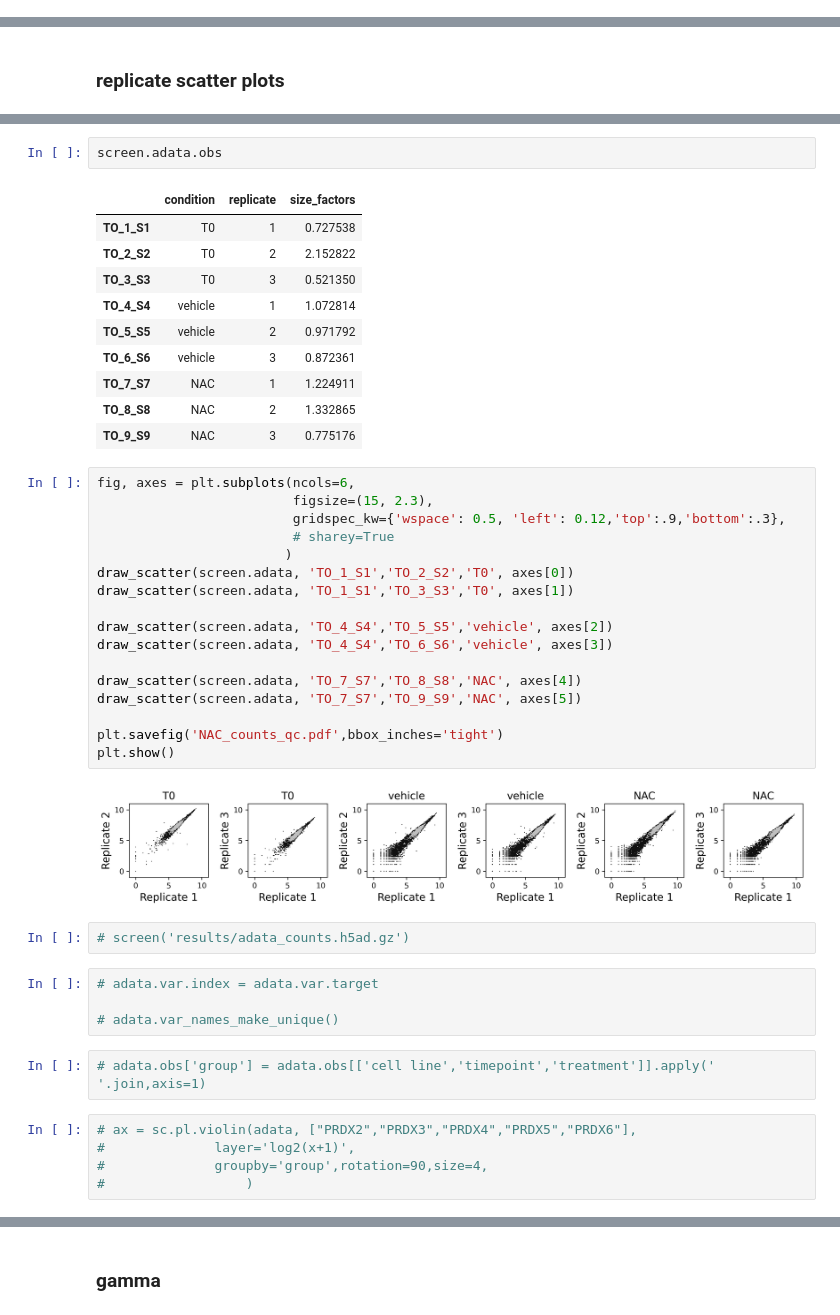
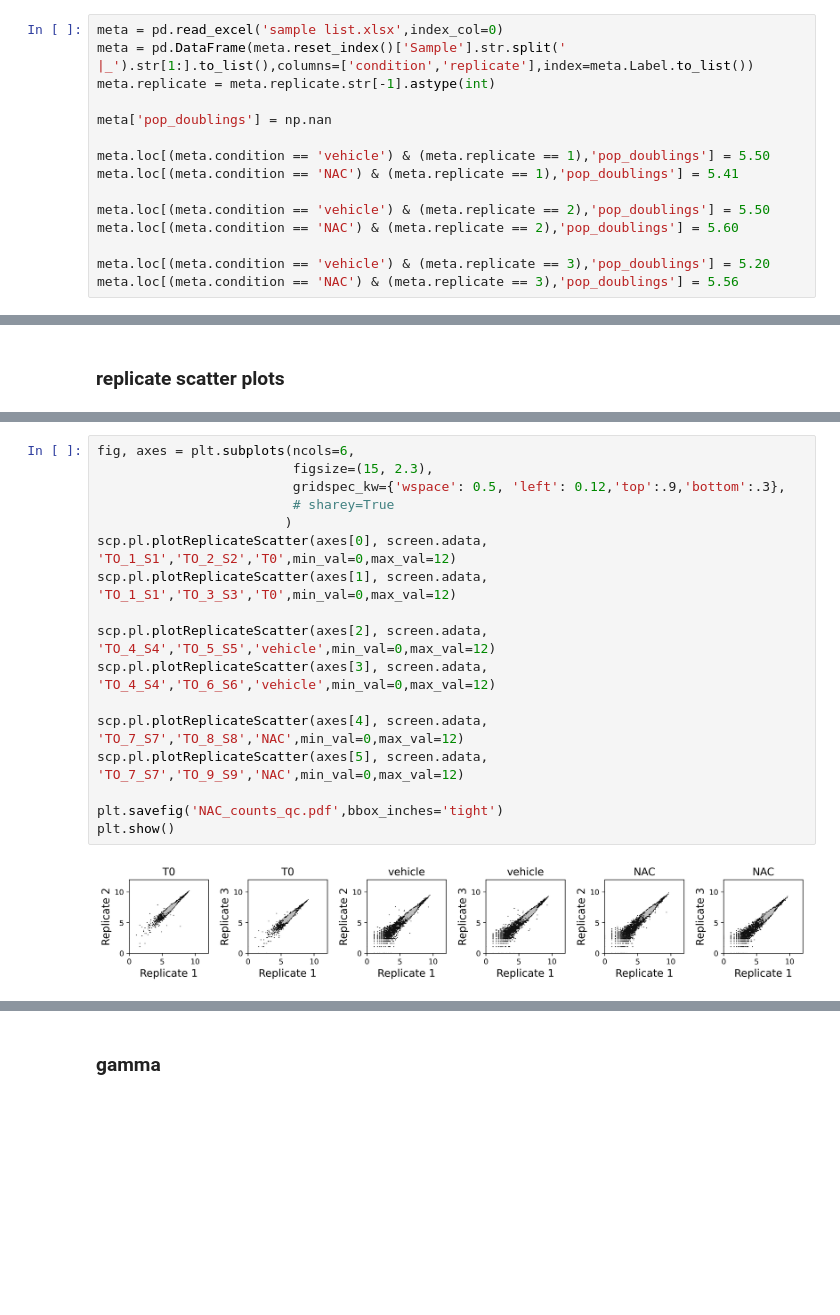
Before and after one commit to abearab/DDRi-screens, a Jupyter notebook: CRISPRi-NAC/screen_analysis.ipynb, the cells around one changed output, grey strips where cells are left out. Drawn from its saved outputs; the diff is of its cells as text; blank space fills up the shorter version.

Commit message:
update results

```diff
--- a/CRISPRi-NAC/screen_analysis.ipynb
+++ b/CRISPRi-NAC/screen_analysis.ipynb
@@ -24,0 +63,15 @@ meta.replicate = meta.replicate.str[-1].astype(int)
+# %%
+meta = pd.read_excel('sample list.xlsx',index_col=0)
+meta = pd.DataFrame(meta.reset_index()['Sample'].str.split(' |_').str[1:].to_list(),columns=['condition','replicate'],index=meta.Label.to_list())
+meta.replicate = meta.replicate.str[-1].astype(int)
+
+meta['pop_doublings'] = np.nan
+
+meta.loc[(meta.condition == 'vehicle') & (meta.replicate == 1),'pop_doublings'] = 5.50
+meta.loc[(meta.condition == 'NAC') & (meta.replicate == 1),'pop_doublings'] = 5.41
+
+meta.loc[(meta.condition == 'vehicle') & (meta.replicate == 2),'pop_doublings'] = 5.50
+meta.loc[(meta.condition == 'NAC') & (meta.replicate == 2),'pop_doublings'] = 5.60
+
+meta.loc[(meta.condition == 'vehicle') & (meta.replicate == 3),'pop_doublings'] = 5.20
+meta.loc[(meta.condition == 'NAC') & (meta.replicate == 3),'pop_doublings'] = 5.56
@@ -227,45 +228,19 @@ def draw_scatter(adata, x, y, title, ax):
-# %%
-screen.adata.obs
-# %% [output]
-|  | condition | replicate | size_factors |
-| TO_1_S1 | T0 | 1 | 0.727538 |
-| TO_2_S2 | T0 | 2 | 2.152822 |
-| TO_3_S3 | T0 | 3 | 0.521350 |
-| TO_4_S4 | vehicle | 1 | 1.072814 |
-| TO_5_S5 | vehicle | 2 | 0.971792 |
-| TO_6_S6 | vehicle | 3 | 0.872361 |
-| TO_7_S7 | NAC | 1 | 1.224911 |
-| TO_8_S8 | NAC | 2 | 1.332865 |
-| TO_9_S9 | NAC | 3 | 0.775176 |
 # %%
 fig, axes = plt.subplots(ncols=6,
                          figsize=(15, 2.3),
                          gridspec_kw={'wspace': 0.5, 'left': 0.12,'top':.9,'bottom':.3},
                          # sharey=True
                         )
-draw_scatter(screen.adata, 'TO_1_S1','TO_2_S2','T0', axes[0])
-draw_scatter(screen.adata, 'TO_1_S1','TO_3_S3','T0', axes[1])
+scp.pl.plotReplicateScatter(axes[0], screen.adata, 'TO_1_S1','TO_2_S2','T0',min_val=0,max_val=12)
+scp.pl.plotReplicateScatter(axes[1], screen.adata, 'TO_1_S1','TO_3_S3','T0',min_val=0,max_val=12)
 
-draw_scatter(screen.adata, 'TO_4_S4','TO_5_S5','vehicle', axes[2])
-draw_scatter(screen.adata, 'TO_4_S4','TO_6_S6','vehicle', axes[3])
+scp.pl.plotReplicateScatter(axes[2], screen.adata, 'TO_4_S4','TO_5_S5','vehicle',min_val=0,max_val=12)
+scp.pl.plotReplicateScatter(axes[3], screen.adata, 'TO_4_S4','TO_6_S6','vehicle',min_val=0,max_val=12)
 
-draw_scatter(screen.adata, 'TO_7_S7','TO_8_S8','NAC', axes[4])
-draw_scatter(screen.adata, 'TO_7_S7','TO_9_S9','NAC', axes[5])
+scp.pl.plotReplicateScatter(axes[4], screen.adata, 'TO_7_S7','TO_8_S8','NAC',min_val=0,max_val=12)
+scp.pl.plotReplicateScatter(axes[5], screen.adata, 'TO_7_S7','TO_9_S9','NAC',min_val=0,max_val=12)
 
 plt.savefig('NAC_counts_qc.pdf',bbox_inches='tight')
 plt.show()
 # %% [output]
-[figure, old version]
+[figure, new version]
-# %%
-# screen('results/adata_counts.h5ad.gz')
-# %%
-# adata.var.index = adata.var.target
-
-# adata.var_names_make_unique()
-# %%
-# adata.obs['group'] = adata.obs[['cell line','timepoint','treatment']].apply(' '.join,axis=1)
-# %%
-# ax = sc.pl.violin(adata, ["PRDX2","PRDX3","PRDX4","PRDX5","PRDX6"],
-#              layer='log2(x+1)',
-#              groupby='group',rotation=90,size=4,
-#                  )
```
Also changed, not shown: parts of 37 cells of this notebook, 8 other files.
